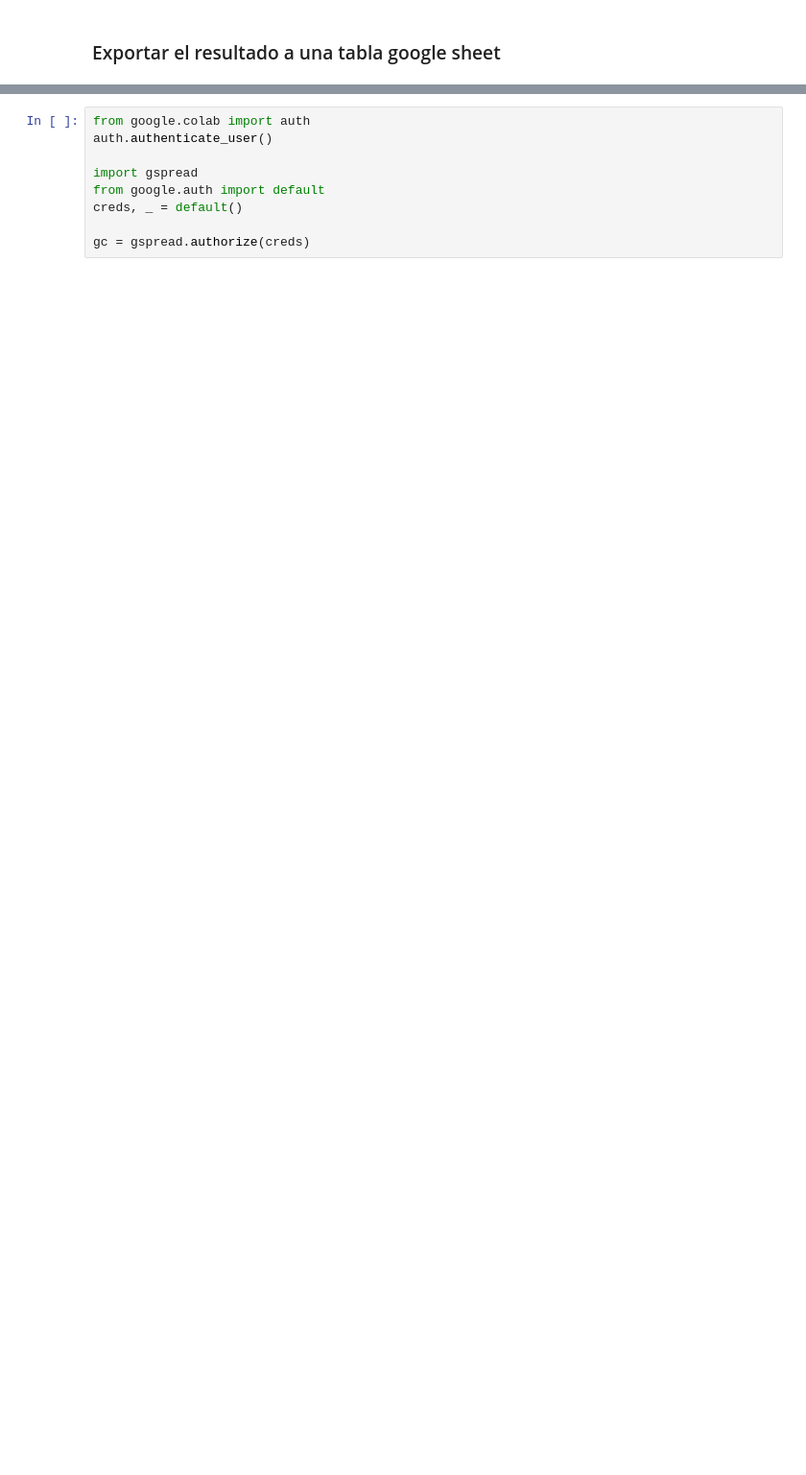
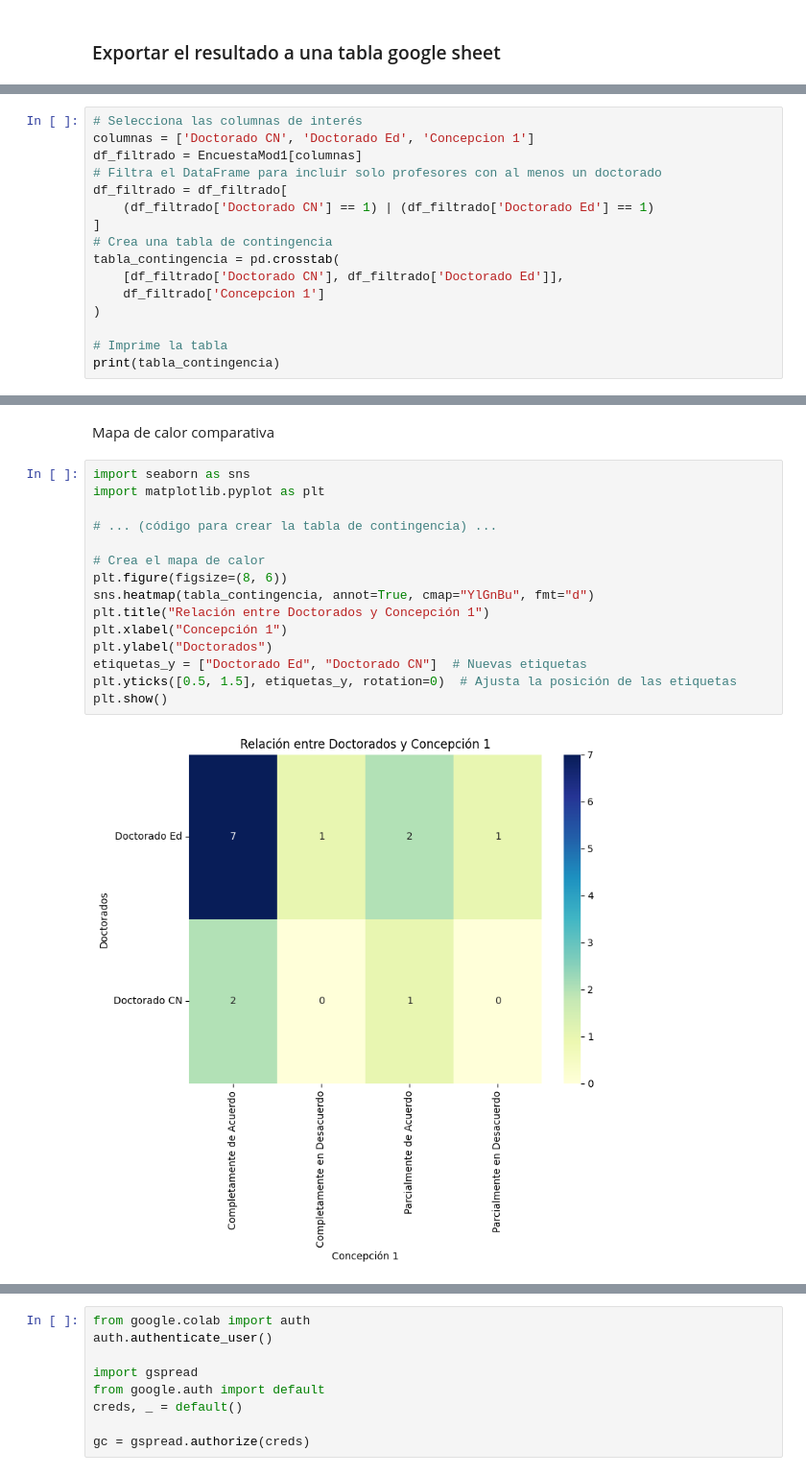
Before and after one commit to admaesmo/ScienceEducationAnalitics, a Jupyter notebook: science_teacher_education.ipynb, the cells around one changed output, grey strips where cells are left out. Shown: that part at 96% size. Cells and saved outputs as stored; diff of their text form; blank space fills up the shorter version.

```diff
--- a/science_teacher_education.ipynb
+++ b/science_teacher_education.ipynb
@@ -183,0 +247,16 @@ EncuestaMod1
+# %%
+# Selecciona las columnas de interés
+columnas = ['Doctorado CN', 'Doctorado Ed', 'Concepcion 1']
+df_filtrado = EncuestaMod1[columnas]
+# Filtra el DataFrame para incluir solo profesores con al menos un doctorado
+df_filtrado = df_filtrado[
+    (df_filtrado['Doctorado CN'] == 1) | (df_filtrado['Doctorado Ed'] == 1)
+]
+# Crea una tabla de contingencia
+tabla_contingencia = pd.crosstab(
+    [df_filtrado['Doctorado CN'], df_filtrado['Doctorado Ed']],
+    df_filtrado['Concepcion 1']
+)
+
+# Imprime la tabla
+print(tabla_contingencia)
@@ -183,0 +278,19 @@ EncuestaMod1
+# %% [markdown]
+Mapa de calor comparativa
+# %%
+import seaborn as sns
+import matplotlib.pyplot as plt
+
+# ... (código para crear la tabla de contingencia) ...
+
+# Crea el mapa de calor
+plt.figure(figsize=(8, 6))
+sns.heatmap(tabla_contingencia, annot=True, cmap="YlGnBu", fmt="d")
+plt.title("Relación entre Doctorados y Concepción 1")
+plt.xlabel("Concepción 1")
+plt.ylabel("Doctorados")
+etiquetas_y = ["Doctorado Ed", "Doctorado CN"]  # Nuevas etiquetas
+plt.yticks([0.5, 1.5], etiquetas_y, rotation=0)  # Ajusta la posición de las etiquetas
+plt.show()
+# %% [output]
+[figure, added]
```
Also changed, not shown: parts of 26 cells of this notebook.
